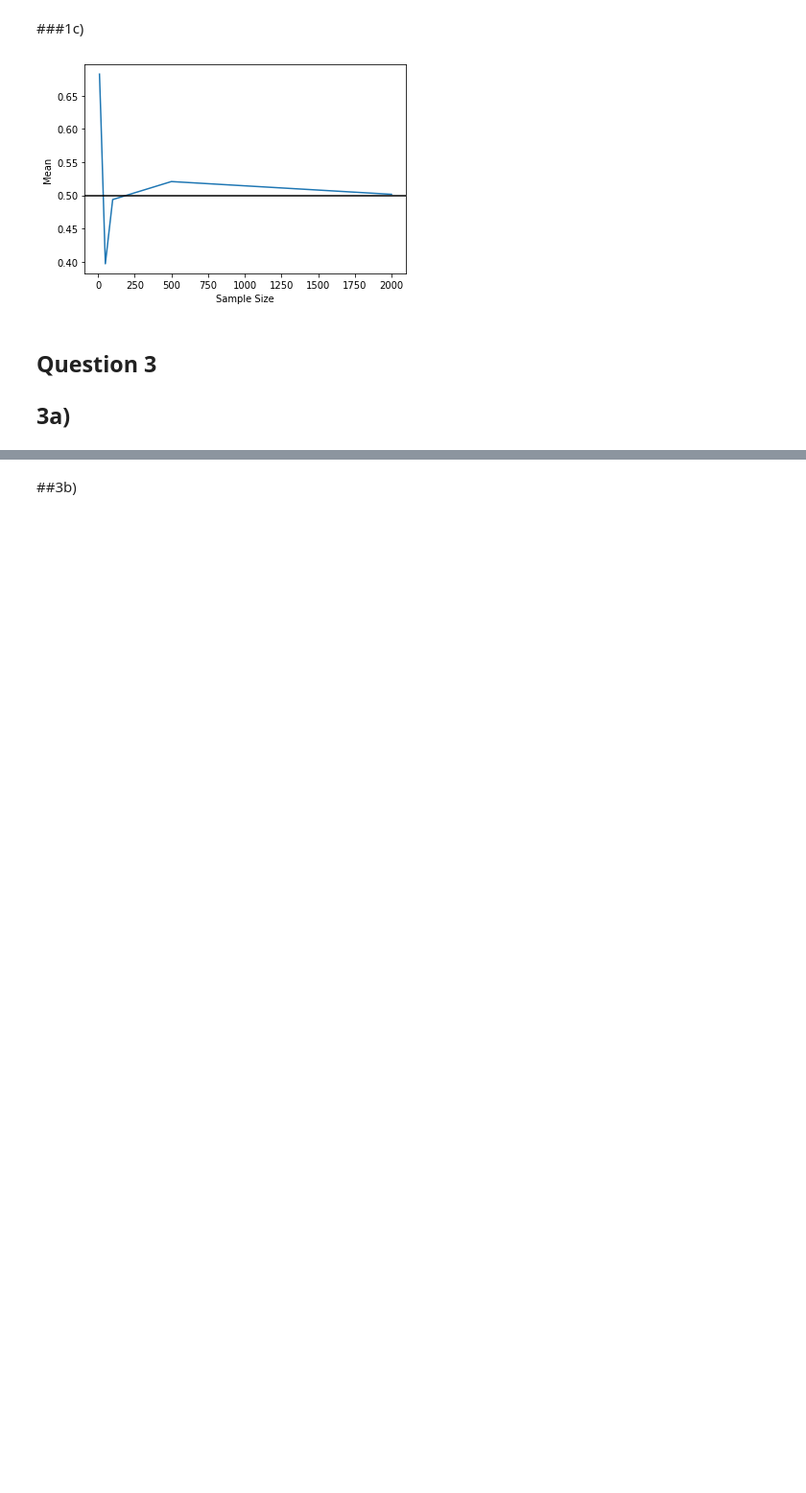
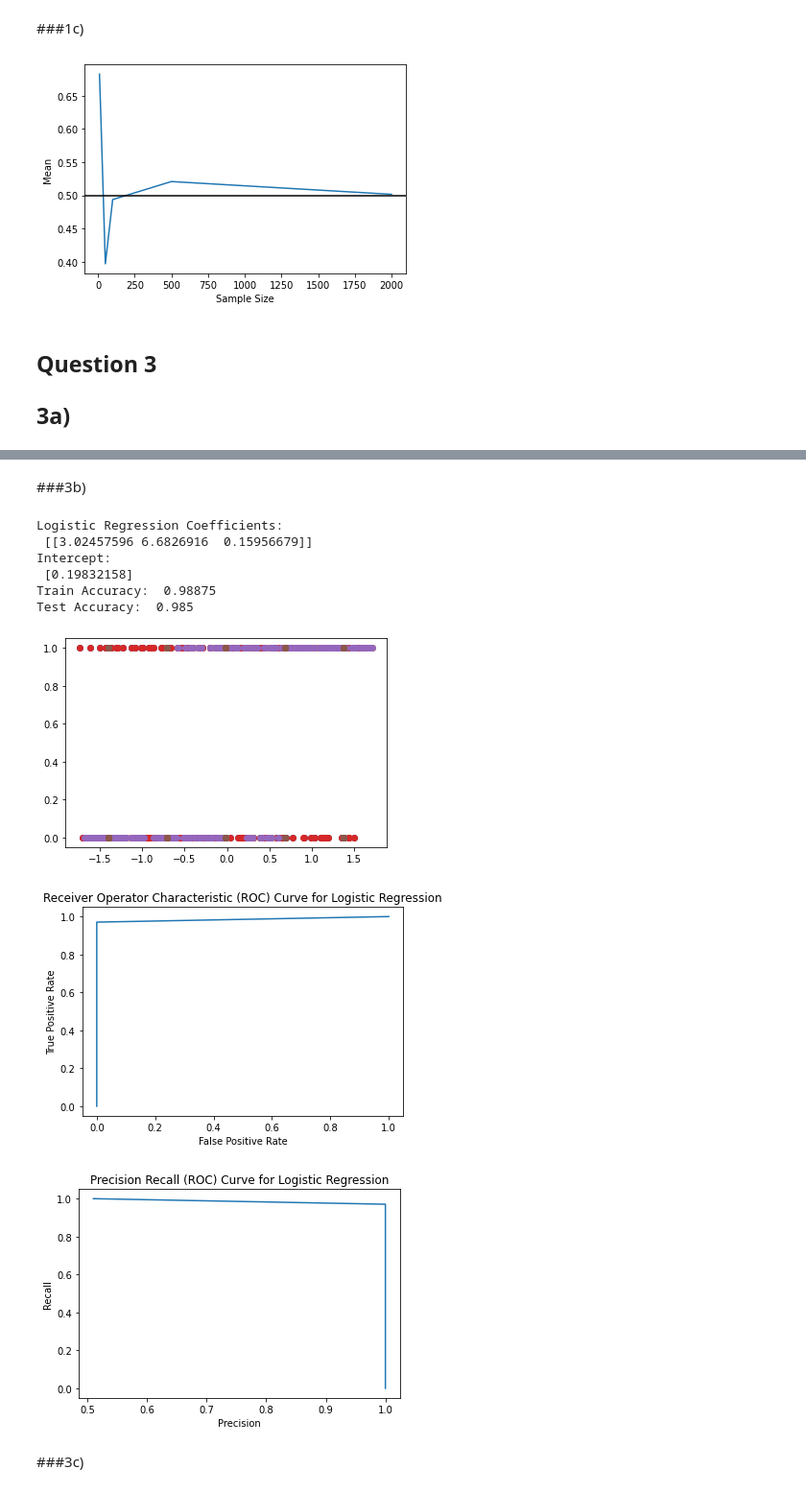
Before and after one commit to cindyellow/JSC270_Assignment3, a Jupyter notebook: JSC270_Assignment3.ipynb, the cells around one changed output, grey strips where cells are left out. Shown: that part at 96% size. Saved outputs shown, nothing was run; the diff lists cells and outputs as text; code cells hidden in the pictures; blank space fills up the shorter version.

```diff
--- a/JSC270_Assignment3.ipynb
+++ b/JSC270_Assignment3.ipynb
@@ -178,2 +178,2 @@ yi = [(rand_pi_sample[i] > c).astype(int) for i in range(N)]
 # %% [markdown]
-##3b)
+###3b)
@@ -181,0 +188,56 @@ from sklearn.model_selection import train_test_split
+# %%
+from sklearn.linear_model import LogisticRegression
+from sklearn.metrics import *
+
+
+logreg = LogisticRegression(penalty='none', fit_intercept = True, random_state=RS, max_iter=1000)
+logreg.fit(X_train, y_train)
+
+# Examine the coefficients and intercept
+print('Logistic Regression Coefficients:\n',logreg.coef_)
+print('Intercept:\n', logreg.intercept_)
+
+# Get fitted values from training set
+y_train_preds_lr = logreg.predict(X_train)
+
+# Get fitted values from test set
+y_test_preds_lr = logreg.predict(X_test)
+
+# Print train and test errors
+train_acc = accuracy_score(y_train, y_train_preds_lr)
+test_acc = accuracy_score(y_test, y_test_preds_lr)
+
+print('Train Accuracy: ',train_acc)
+print('Test Accuracy: ',test_acc)
+# %% [output]
+Logistic Regression Coefficients:
+ [[3.02457596 6.6826916  0.15956679]]
+Intercept:
+ [0.19832158]
+Train Accuracy:  0.98875
+Test Accuracy:  0.985
+# %%
+plt.plot(X_test,y_test,'o')
+plt.plot(X_test, y_test_preds_lr, 'o')
+plt.show()
+# Plot the ROC curve for Logistic Regression
+plt.plot(fpr,tpr)
+plt.xlabel('False Positive Rate')
+plt.ylabel('True Positive Rate')
+plt.title('Receiver Operator Characteristic (ROC) Curve for Logistic Regression')
+plt.show()
+
+# Plot the PR Curve for Logistic Regression
+precision, recall, thresholds = precision_recall_curve(y_test, y_test_preds_lr, pos_label = 1)
+
+plt.plot(precision,recall)
+plt.xlabel('Precision')
+plt.ylabel('Recall')
+plt.title('Precision Recall (ROC) Curve for Logistic Regression')
+plt.show()
+# %% [output]
+[figure, added]
+[figure, added]
+[figure, added]
+# %% [markdown]
+###3c)
```
Also changed, not shown: parts of 3 cells of this notebook.
